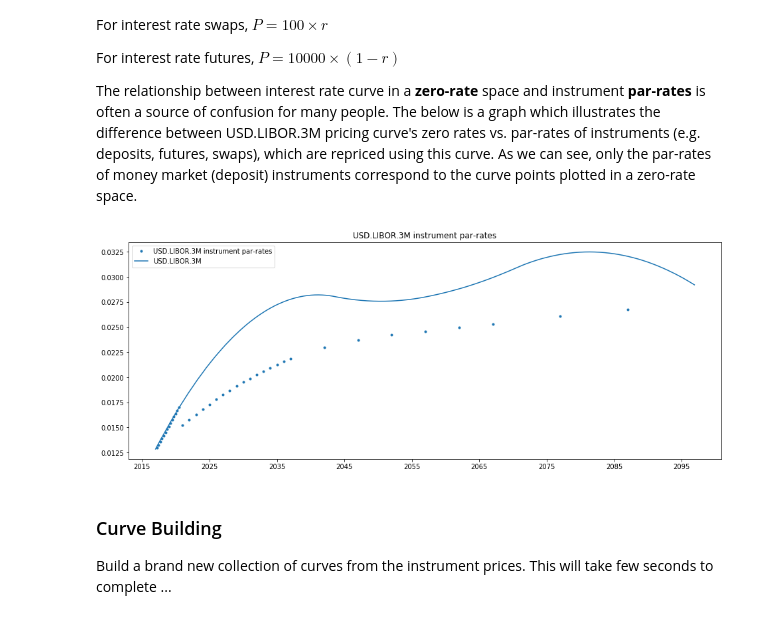
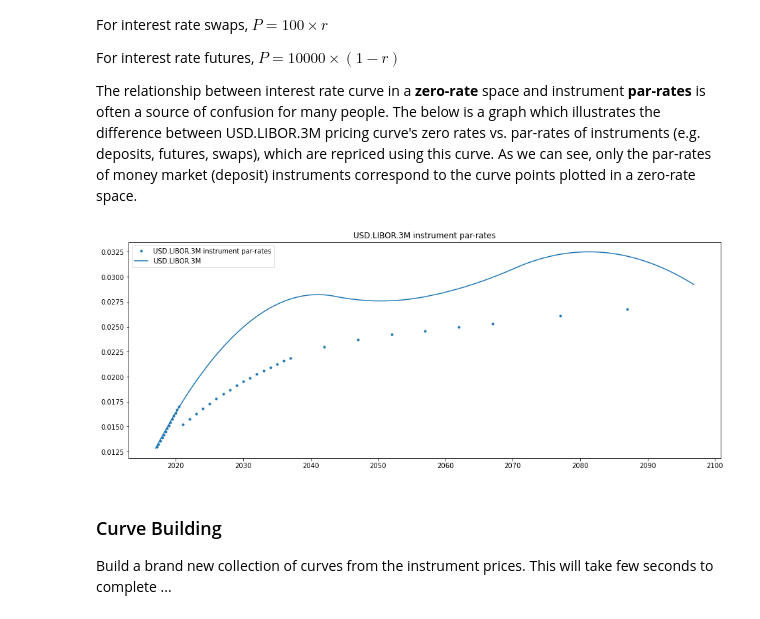
Before and after one commit to omartinsky/PYBOR, a Jupyter notebook: main.ipynb, the cells around one changed output. Cells and saved outputs as stored; diff of their text form; code cells hidden in the pictures.

```diff
--- a/main.ipynb
+++ b/main.ipynb
@@ -117,13 +117,13 @@ As we can see, only the par-rates of money market (deposit) instruments correspo
 # %%
 figsize(figure_width, 6)
 m, r = curve_builder.get_instrument_rates(price_ladder.sublist('USD.LIBOR.3M'))
 m = [exceldate_to_pydate(int(i)) for i in m]
 title('USD.LIBOR.3M instrument par-rates')
-linestyle(' '), plot(m,r,marker='.', label='USD.LIBOR.3M instrument par-rates')
+linestyle(' '), plt.plot(m,r,marker='.', label='USD.LIBOR.3M instrument par-rates')
 linestyle('-'), pricing_curvemap['USD.LIBOR.3M'].plot()
 legend();
 # %% [output]
-[figure, old version]
+[figure, new version]
 # %% [markdown]
 ### Curve Building
 Build a brand new collection of curves from the instrument prices. This will take few seconds to complete ...
```
Also changed, not shown: parts of 9 cells of this notebook, 11 other files.
